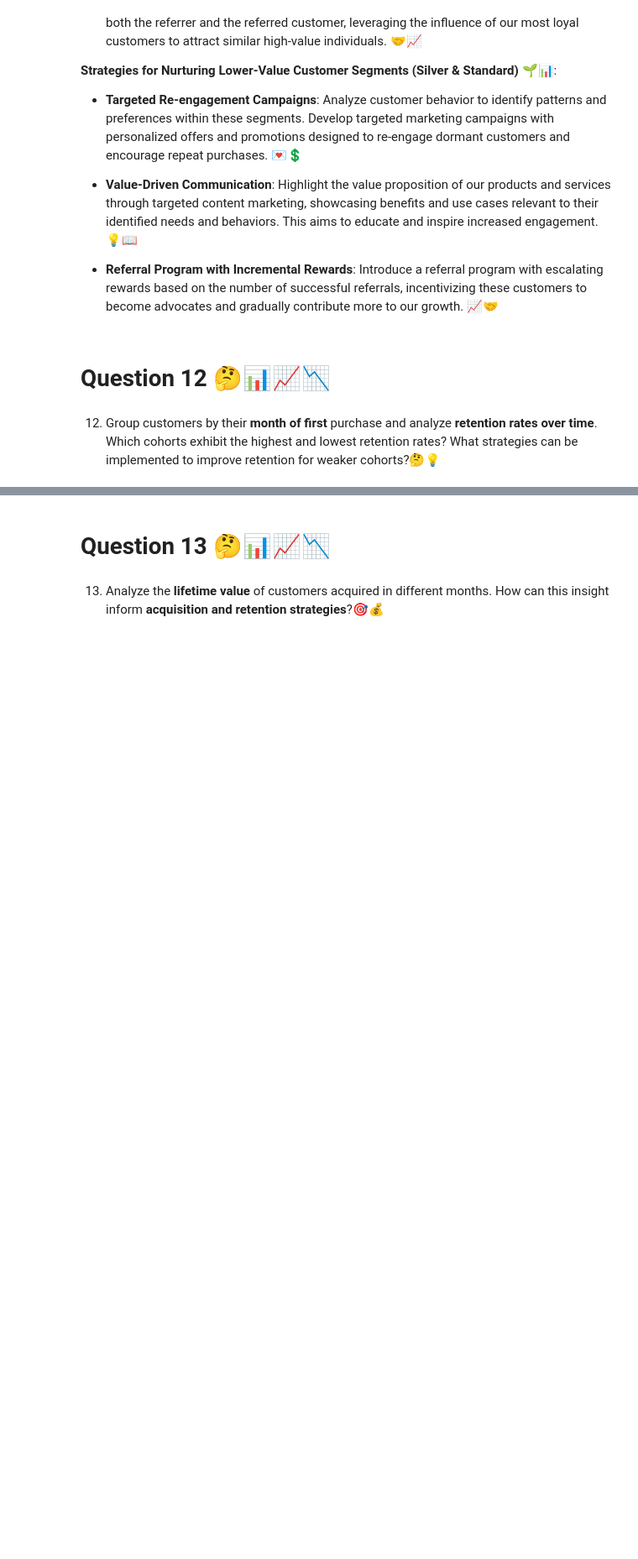
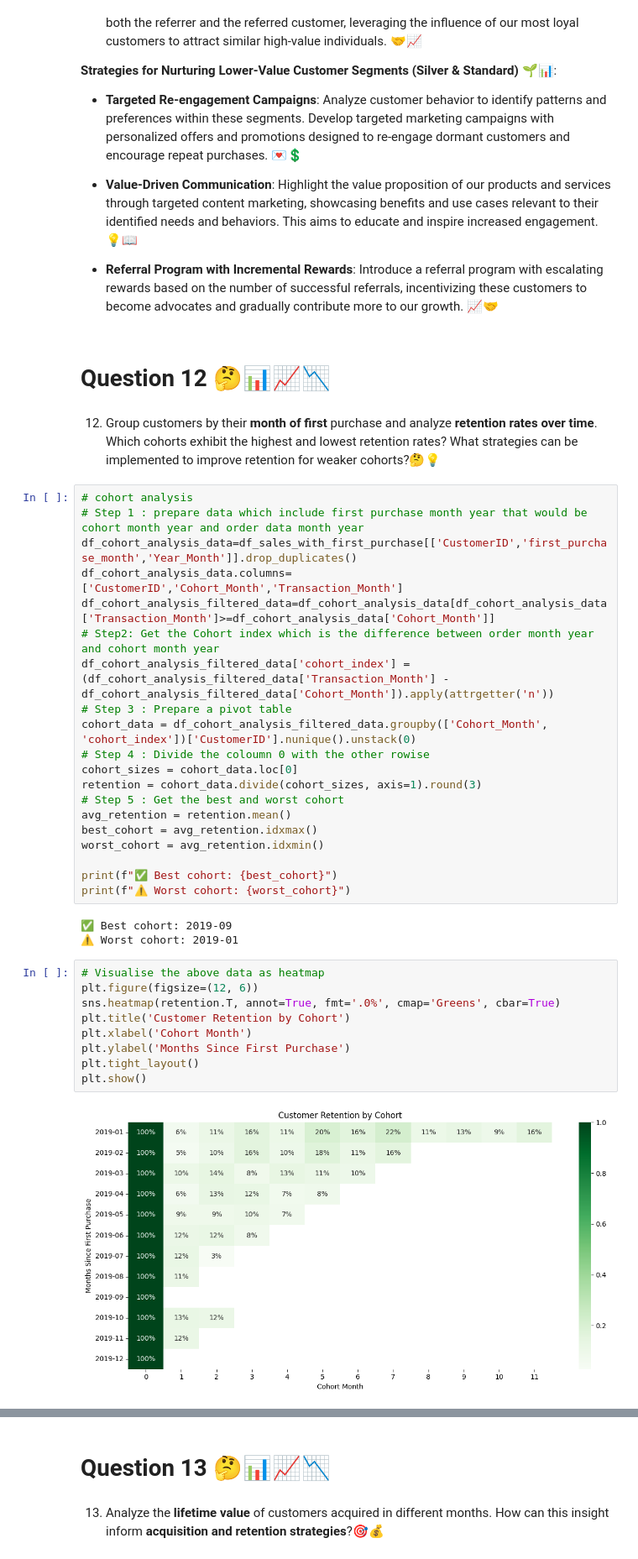
Before and after one commit to Smita569/E-commerce_Marketing_and_sales, a Jupyter notebook: E_commerce_Marketing_and_sales_Business_Case.ipynb, the cells around one changed output, grey strips where cells are left out. Shown at 84% size. Drawn from its saved outputs; the diff is of its cells as text; blank space fills up the shorter version.

```diff
--- a/E_commerce_Marketing_and_sales_Business_Case.ipynb
+++ b/E_commerce_Marketing_and_sales_Business_Case.ipynb
@@ -795,3 +795,37 @@ plt.show()
 # Question 12 🤔📊📈📉
 # %% [markdown]
 12. Group customers by their **month of first** purchase and analyze **retention rates over time**. Which cohorts exhibit the highest and lowest retention rates? What strategies can be implemented to improve retention for weaker cohorts?🤔💡
+# %%
+# cohort analysis
+# Step 1 : prepare data which include first purchase month year that would be cohort month year and order data month year
+df_cohort_analysis_data=df_sales_with_first_purchase[['CustomerID','first_purchase_month','Year_Month']].drop_duplicates()
+df_cohort_analysis_data.columns=['CustomerID','Cohort_Month','Transaction_Month']
+df_cohort_analysis_filtered_data=df_cohort_analysis_data[df_cohort_analysis_data['Transaction_Month']>=df_cohort_analysis_data['Cohort_Month']]
+# Step2: Get the Cohort index which is the difference between order month year and cohort month year
+df_cohort_analysis_filtered_data['cohort_index'] = (df_cohort_analysis_filtered_data['Transaction_Month'] - df_cohort_analysis_filtered_data['Cohort_Month']).apply(attrgetter('n'))
+# Step 3 : Prepare a pivot table
+cohort_data = df_cohort_analysis_filtered_data.groupby(['Cohort_Month', 'cohort_index'])['CustomerID'].nunique().unstack(0)
+# Step 4 : Divide the coloumn 0 with the other rowise
+cohort_sizes = cohort_data.loc[0]
+retention = cohort_data.divide(cohort_sizes, axis=1).round(3)
+# Step 5 : Get the best and worst cohort
+avg_retention = retention.mean()
+best_cohort = avg_retention.idxmax()
+worst_cohort = avg_retention.idxmin()
+
+print(f"✅ Best cohort: {best_cohort}")
+print(f"⚠️ Worst cohort: {worst_cohort}")
+# %% [output]
+✅ Best cohort: 2019-09
+⚠️ Worst cohort: 2019-01
+# %%
+# Visualise the above data as heatmap
+plt.figure(figsize=(12, 6))
+sns.heatmap(retention.T, annot=True, fmt='.0%', cmap='Greens', cbar=True)
+plt.title('Customer Retention by Cohort')
+plt.xlabel('Cohort Month')
+plt.ylabel('Months Since First Purchase')
+plt.tight_layout()
+plt.show()
+# %% [output]
+[figure, added]
```
Also changed, not shown: parts of 1 cell of this notebook.
